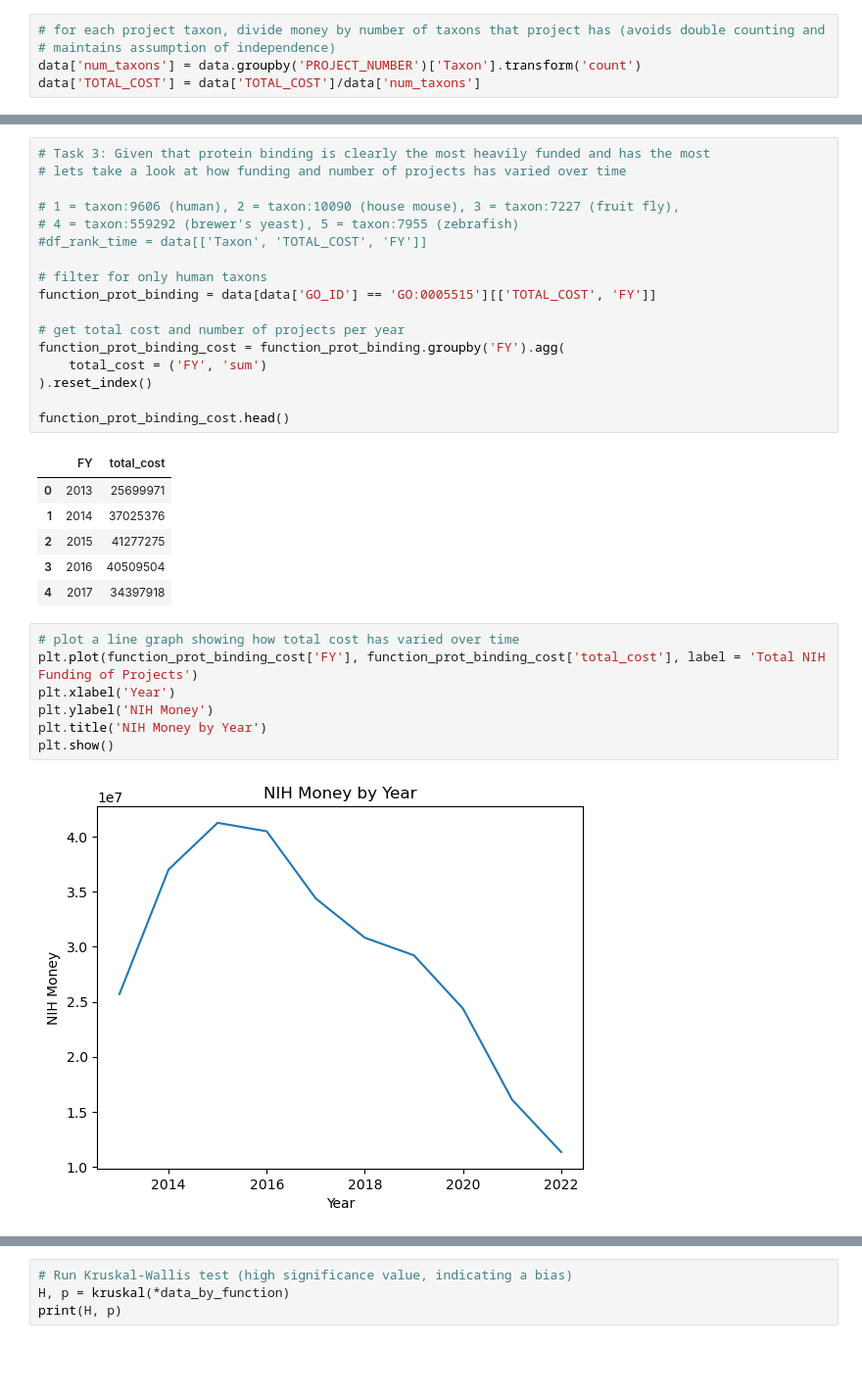
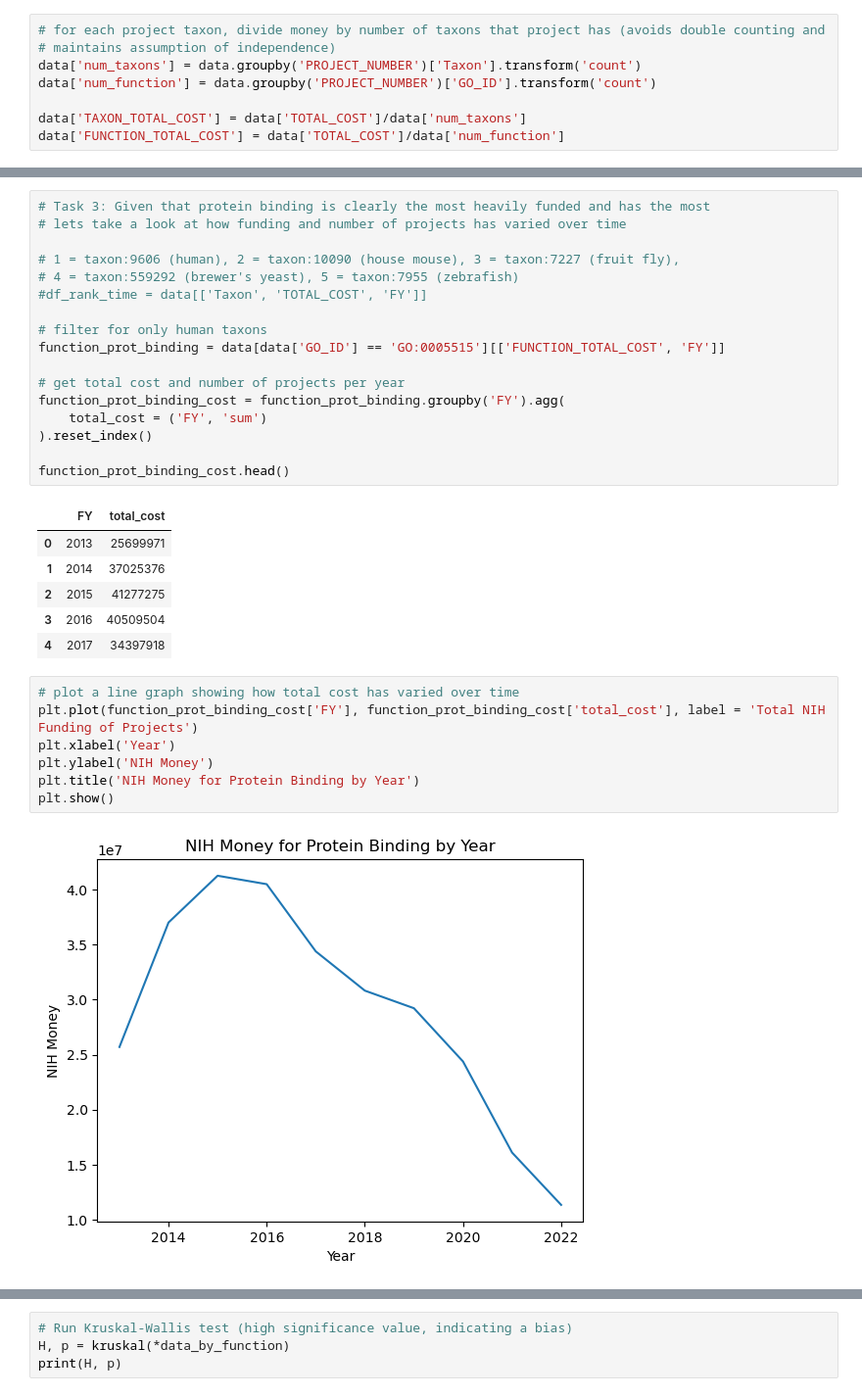
Before and after one commit to Moulica5374/NIH-Funding-Annotation-Analysis-Team-Project, a Jupyter notebook: Data_Analysis.ipynb, the cells around one changed output, grey strips where cells are left out. Shown at 98% size. Cells and saved outputs as stored; diff of their text form; blank space fills up the shorter version.

```diff
--- a/Data_Analysis.ipynb
+++ b/Data_Analysis.ipynb
@@ -117,7 +117,10 @@ print(len(data['PROJECT_NUMBER']), len(data['PROJECT_NUMBER'].unique()))
 # for each project taxon, divide money by number of taxons that project has (avoids double counting and
 # maintains assumption of independence)
 data['num_taxons'] = data.groupby('PROJECT_NUMBER')['Taxon'].transform('count')
-data['TOTAL_COST'] = data['TOTAL_COST']/data['num_taxons']
+data['num_function'] = data.groupby('PROJECT_NUMBER')['GO_ID'].transform('count')
+
+data['TAXON_TOTAL_COST'] = data['TOTAL_COST']/data['num_taxons']
+data['FUNCTION_TOTAL_COST'] = data['TOTAL_COST']/data['num_function']
 # %%
 # -- PART 2: High Level Overview
 
@@ -535,7 +540,7 @@ t5_function_rank_cost_by_year
 #df_rank_time = data[['Taxon', 'TOTAL_COST', 'FY']]
 
 # filter for only human taxons
-function_prot_binding = data[data['GO_ID'] == 'GO:0005515'][['TOTAL_COST', 'FY']]
+function_prot_binding = data[data['GO_ID'] == 'GO:0005515'][['FUNCTION_TOTAL_COST', 'FY']]
 
 # get total cost and number of projects per year
 function_prot_binding_cost = function_prot_binding.groupby('FY').agg(
@@ -553,12 +558,12 @@ function_prot_binding_cost.head()
 # %%
 # plot a line graph showing how total cost has varied over time
 plt.plot(function_prot_binding_cost['FY'], function_prot_binding_cost['total_cost'], label = 'Total NIH Funding of Projects')
 plt.xlabel('Year')
 plt.ylabel('NIH Money')
-plt.title('NIH Money by Year')
+plt.title('NIH Money for Protein Binding by Year')
 plt.show()
 # %% [output]
-[figure, old version]
+[figure, new version]
 # %%
 # Task 4: Run a statistical test to see if there is any bias in the NIH funding for different
 # model functions (appears to be for protein binding, but other than that, not so much)
```
Also changed, not shown: parts of 26 cells of this notebook.
